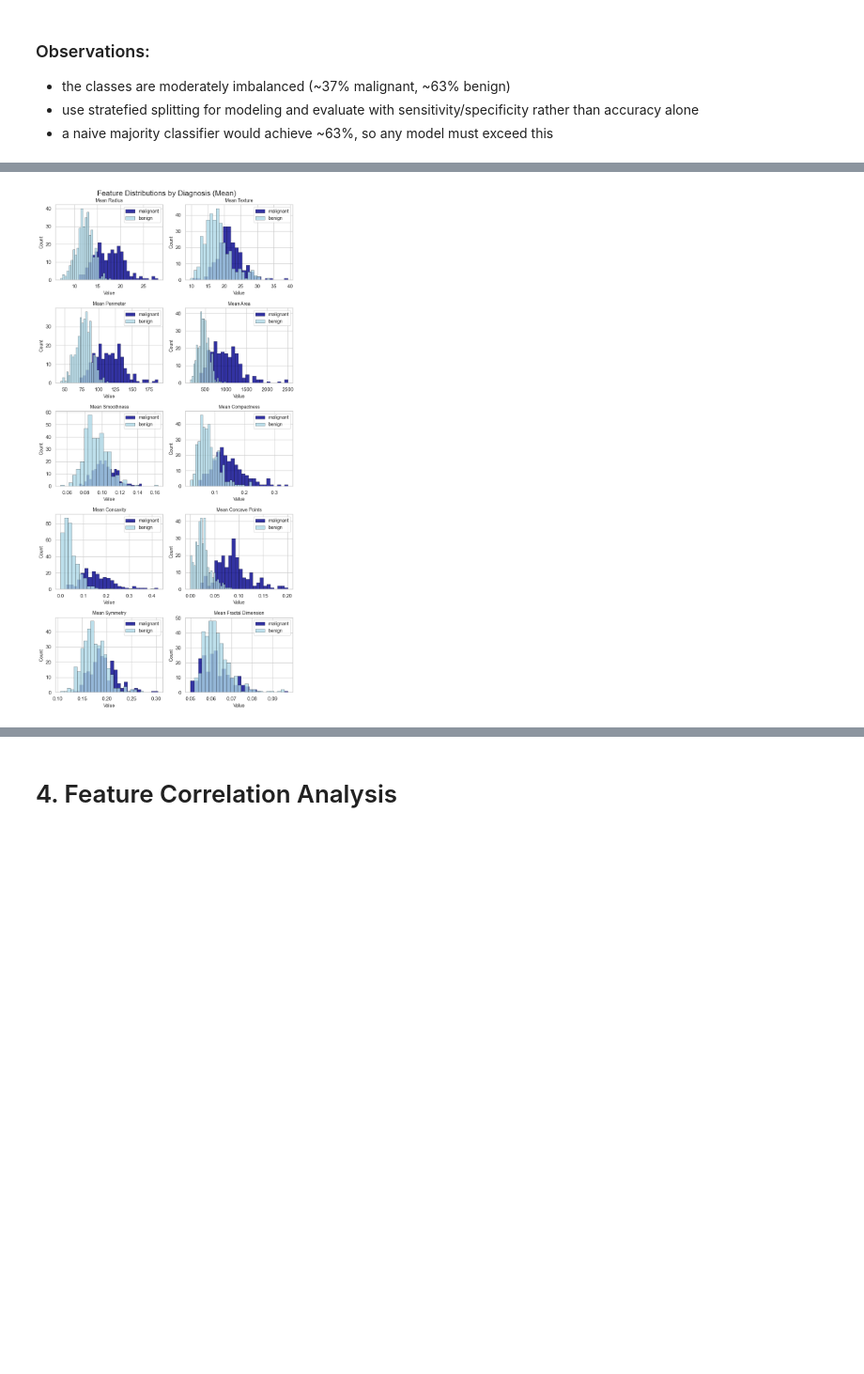
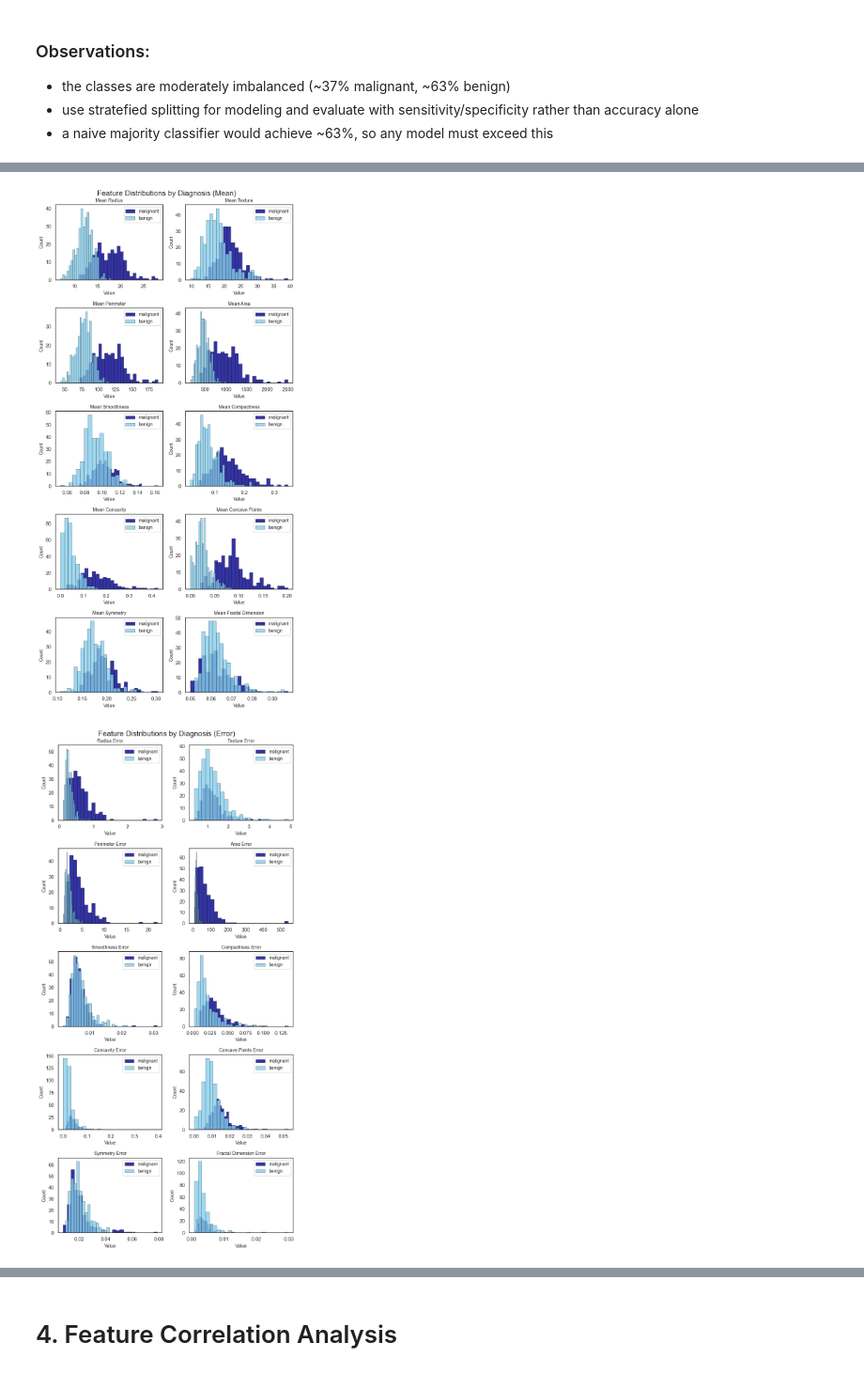
Before and after one commit to sarahcreighton/breast-cancer-classifier, a Jupyter notebook: notebooks/01_eda.ipynb, the cells around one changed output, grey strips where cells are left out. Shown at 94% size. Drawn from its saved outputs; the diff is of its cells as text; code cells hidden in the pictures; blank space fills up the shorter version.

```diff
--- a/notebooks/01_eda.ipynb
+++ b/notebooks/01_eda.ipynb
@@ -66,13 +71,13 @@ import seaborn as sns
 # from sklearn.preprocessing import StandardScaler
 # from sklearn.decomposition import PCA
 
-sns.set(style="whitegrid", context="notebook")
+sns.set_style(style="white")
 print("> Loaded required libraries")
 # %% [output]
 > Loaded required libraries
 # %%
 # hard-coded variables or flags go here
-cols = {"malignant": "darkblue", "benign": "lightblue"}
+cols = {"malignant": "darkblue", "benign": "skyblue"}
 # %%
 # Load dataset
 data = load_breast_cancer()
@@ -242,32 +221,41 @@ plt.show()
 Overlapping histograms reveal which features best separate the two classes.
 # %%
 ## Feature Distributions
-mean_ft = [col for col in df.columns if col.startswith("mean")]
 
-fig, axes = plt.subplots(5, 2, figsize=(8,16))
-axes = axes.flatten()
+# create one figure per measure
+for m in measures:
+    feats = [col for col in df.columns if col.__contains__(m)]
 
-for i, ft in enumerate (mean_ft):
-    for dx, col in [("malignant", cols["malignant"]), ("benign", cols["benign"])]:
+    fig, axes = plt.subplots(5, 2, figsize=(8, 16))
+    axes = axes.flatten()
 
-        subset = df[df["diagnosis"] == dx][ft]
-        axes[i].hist(
-            subset,
-            bins = 25,
-            alpha = 0.8,
-            color = col,
-            label = dx,
-            edgecolor = "black",
-            linewidth = 0.4
-        )
+    # create one histogram per feature
+    for i, ft in enumerate (feats):
+        for dx, col in cols.items():
 
-    axes[i].set_title(ft.title(), fontsize=10)
-    axes[i].set_xlabel('Value', fontsize=10)
-    axes[i].set_ylabel('Count', fontsize=10)
-    axes[i].legend(fontsize=10)
+            # split features by class
+            subset = df[df["diagnosis"] == dx][ft]
 
-plt.suptitle("Feature Distributions by Diagnosis (Mean)", fontsize=16)
-plt.tight_layout()
-plt.show()
+            axes[i].hist(
+                subset,
+                bins = 25,
+                alpha = 0.8,
+                color = col,
+                label = dx,
+                edgecolor = "black",
+                linewidth = 0.4
+            )
+
+        # add sub-figure titles, axes, legend
+        axes[i].set_title(ft.title(), fontsize=10)
+        axes[i].set_xlabel('Value', fontsize=10)
+        axes[i].set_ylabel('Count', fontsize=10)
+        axes[i].legend(fontsize=10)
+
+    # add figure title
+    plt.suptitle(f"Feature Distributions by Diagnosis ({m.title()})", fontsize=16)
+    plt.tight_layout()
+    plt.show()
 # %% [output]
-[figure, old version]
+[figure, new version]
+[figure, added]
```
Also changed, not shown: parts of 21 cells of this notebook.
